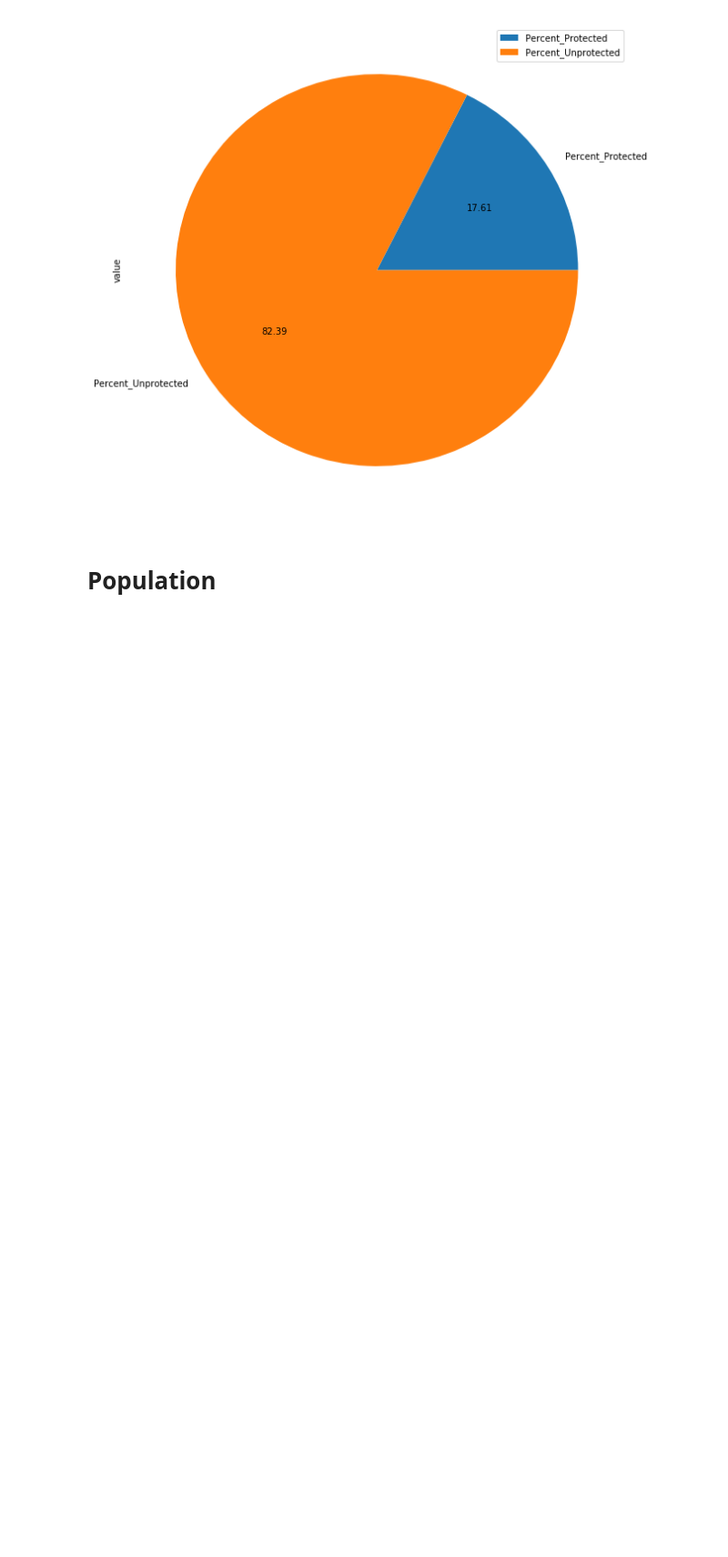
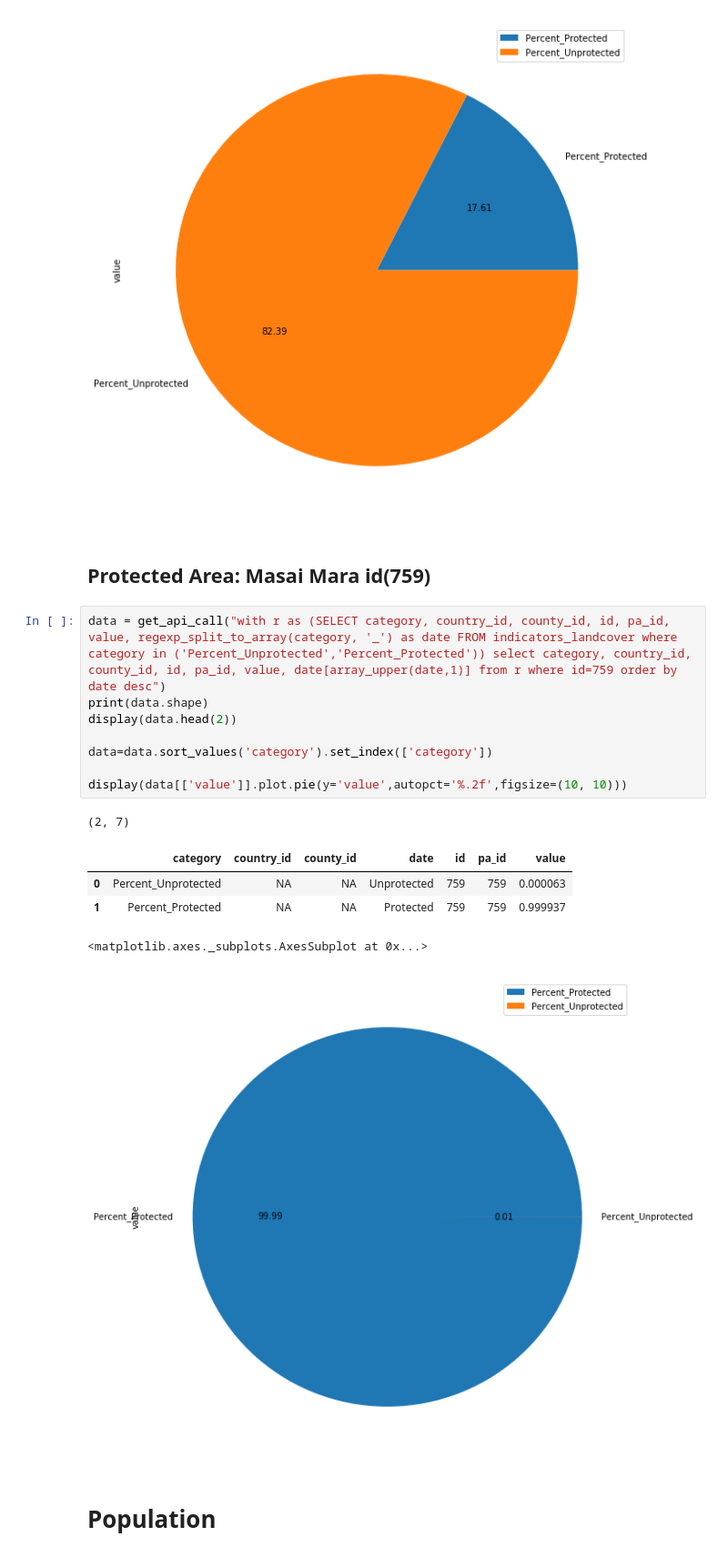
Before and after one commit to Vizzuality/notebooks, a Jupyter notebook: Kenia-dashboard/dashboard-exploration.ipynb, the cells around one changed output. Shown at 91% size. Cells and saved outputs as stored; diff of their text form; blank space fills up the shorter version.

```diff
--- a/Kenia-dashboard/dashboard-exploration.ipynb
+++ b/Kenia-dashboard/dashboard-exploration.ipynb
@@ -420,6 +478,23 @@ display(data[['value']].plot.pie(y='value',autopct='%.2f',figsize=(10, 10)))
 | 1 | Percent_Protected | NA | 136 | Protected | 136 | NA | 0.176076 |
 <matplotlib.axes._subplots.AxesSubplot at 0x...>
 [figure]
+# %% [markdown]
+## Protected Area: Masai Mara id(759)
+# %%
+data = get_api_call("with r as (SELECT category, country_id, county_id, id, pa_id, value, regexp_split_to_array(category, '_') as date FROM indicators_landcover where category in ('Percent_Unprotected','Percent_Protected')) select category, country_id, county_id, id, pa_id, value, date[array_upper(date,1)] from r where id=759 order by date desc")
+print(data.shape)
+display(data.head(2))
+
+data=data.sort_values('category').set_index(['category'])
+
+display(data[['value']].plot.pie(y='value',autopct='%.2f',figsize=(10, 10)))
+# %% [output]
+(2, 7)
+|  | category | country_id | county_id | date | id | pa_id | value |
+| 0 | Percent_Unprotected | NA | NA | Unprotected | 759 | 759 | 0.000063 |
+| 1 | Percent_Protected | NA | NA | Protected | 759 | 759 | 0.999937 |
+<matplotlib.axes._subplots.AxesSubplot at 0x...>
+[figure, added]
 # %% [markdown]
 # Population
 # %% [markdown]
```
Also changed, not shown: parts of 19 cells of this notebook.
